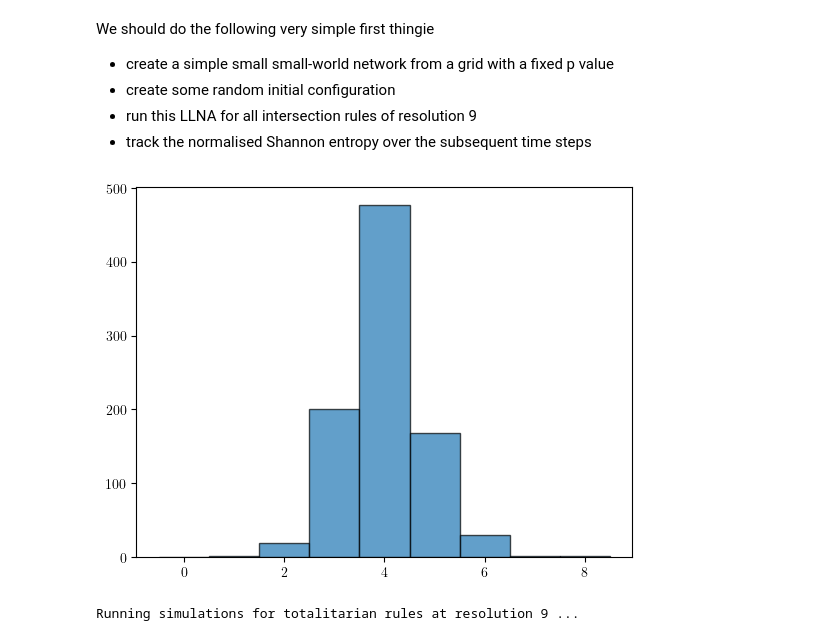
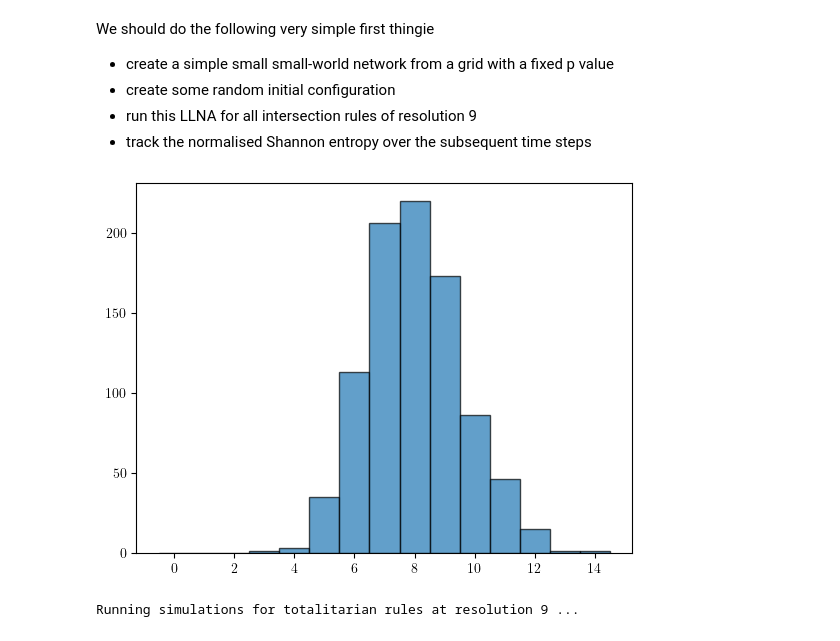
Before and after one commit to mrollier/network_automata_robustness, a Jupyter notebook: manuscript/impact_analysis-figures.ipynb, the cells around one changed output. Drawn from its saved outputs; the diff is of its cells as text; code cells hidden in the pictures.

```diff
--- a/manuscript/impact_analysis-figures.ipynb
+++ b/manuscript/impact_analysis-figures.ipynb
@@ -818,26 +821,26 @@ We should do the following very simple first thingie
 # %%
 # Parameters
 L = 30                  # Grid size (L x L) WATCH OUT with values, becomes intensive fast
-rewiring_prob = 0.2     # Rewiring probability
-mean_degree = 4
+rewiring_prob = 0.4     # Rewiring probability
+mean_degree = 8
 num_graphs = 30
 
 # Create toroidal lattice and rewire
 lattice_graph = create_2d_torus_lattice(L, degree=mean_degree)
 small_world_graphs = [watts_strogatz_rewire(lattice_graph, rewiring_prob) for _ in tqdm(range(num_graphs), total=num_graphs)]
 
 # find edges for small world graph
 small_world_edges_list = []
 for small_world_graph in small_world_graphs:
     small_world_graph.to_directed()
     small_world_edges = tc.tensor(small_world_graph.get_edgelist()).T
     small_world_edges_list.append(small_world_edges)
     small_world_graph.to_undirected()
 
 bins = np.arange(0, max(small_world_graphs[0].degree()) + 2) - 0.5
 _=plt.hist(small_world_graphs[0].degree(), bins=bins, edgecolor='black', alpha=0.7)
 # %% [output]
-[figure, old version]
+[figure, new version]
 # %%
 RUN_AGAIN = True
 
```
Also changed, not shown: parts of 1 cell of this notebook.
